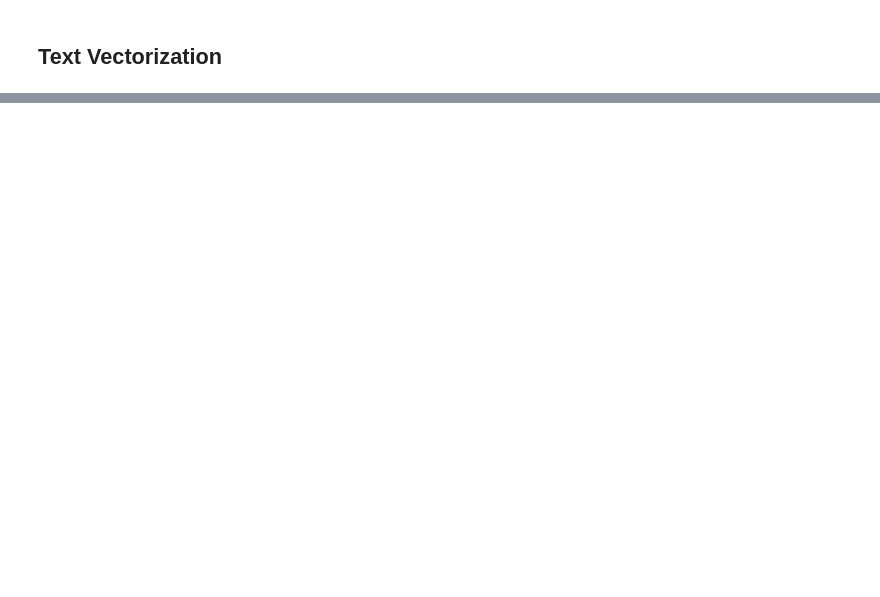
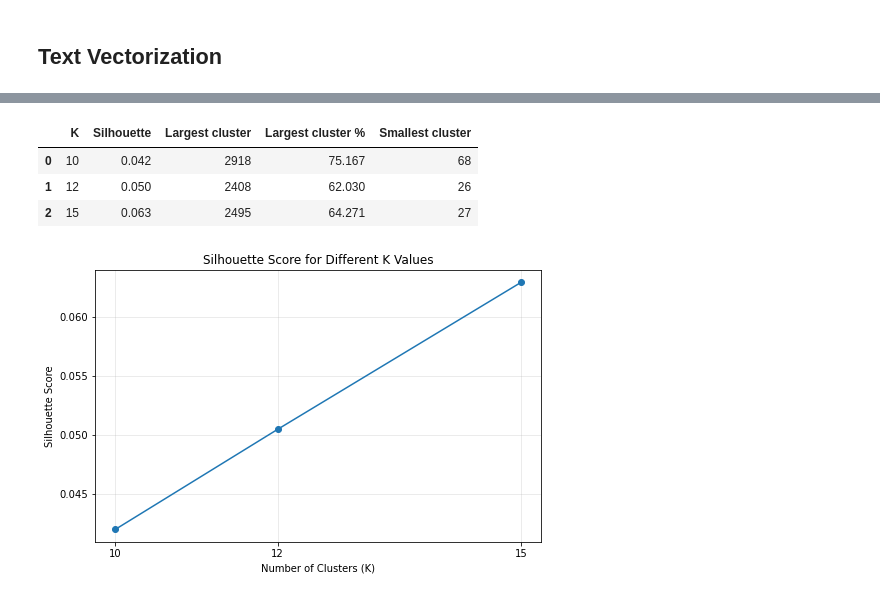
Before and after one commit to SsanyaS14/ISYE6740_OnlineRetailData, a Jupyter notebook: clean_product_model.ipynb, the cells around one changed output, grey strips where cells are left out. Cells and saved outputs as stored; diff of their text form; code cells hidden in the pictures; blank space fills up the shorter version.

```diff
--- a/clean_product_model.ipynb
+++ b/clean_product_model.ipynb
@@ -662,0 +380,23 @@ plt.show()
+# %%
+terms = tfidf_combined.get_feature_names_out()
+
+def top_terms(centroid, n=10):
+    return [terms[i] for i in np.asarray(centroid).ravel().argsort()[-n:][::-1]]
+
+results = {}
+for k in [10, 12, 15]:
+    km = KMeans(n_clusters=k, n_init=20, random_state=42)
+    labels = km.fit_predict(X_valid)
+    sizes = np.bincount(labels)
+
+    results[k] = {
+        "model": km,
+        "labels": labels,
+        "silhouette": silhouette_score(X_valid, labels, metric="cosine"),
+        "largest": sizes.max(),
+        "smallest": sizes.min()
+    }
+
+    print(f"\nK = {k}")
+    for i in range(k):
+        print(f"Cluster {i} ({sizes[i]}): {', '.join(top_terms(km.cluster_centers_[i]))}")
@@ -662,0 +421,28 @@ plt.show()
+# %%
+comparison_df = pd.DataFrame([
+    {
+        "K": k,
+        "Silhouette": r["silhouette"],
+        "Largest cluster": r["largest"],
+        "Largest cluster %": r["largest"] / len(products_valid) * 100,
+        "Smallest cluster": r["smallest"]
+    }
+    for k, r in results.items()
+])
+
+display(comparison_df.round(3))
+
+plt.figure(figsize=(8, 5))
+plt.plot(comparison_df["K"], comparison_df["Silhouette"], marker="o")
+plt.xlabel("Number of Clusters (K)")
+plt.ylabel("Silhouette Score")
+plt.title("Silhouette Score for Different K Values")
+plt.xticks([10, 12, 15])
+plt.grid(alpha=0.3)
+plt.show()
+# %% [output]
+|  | K | Silhouette | Largest cluster | Largest cluster % | Smallest cluster |
+| 0 | 10 | 0.042 | 2918 | 75.167 | 68 |
+| 1 | 12 | 0.050 | 2408 | 62.030 | 26 |
+| 2 | 15 | 0.063 | 2495 | 64.271 | 27 |
+[figure, added]
```
Also changed, not shown: parts of 51 cells of this notebook, 1 other file.
